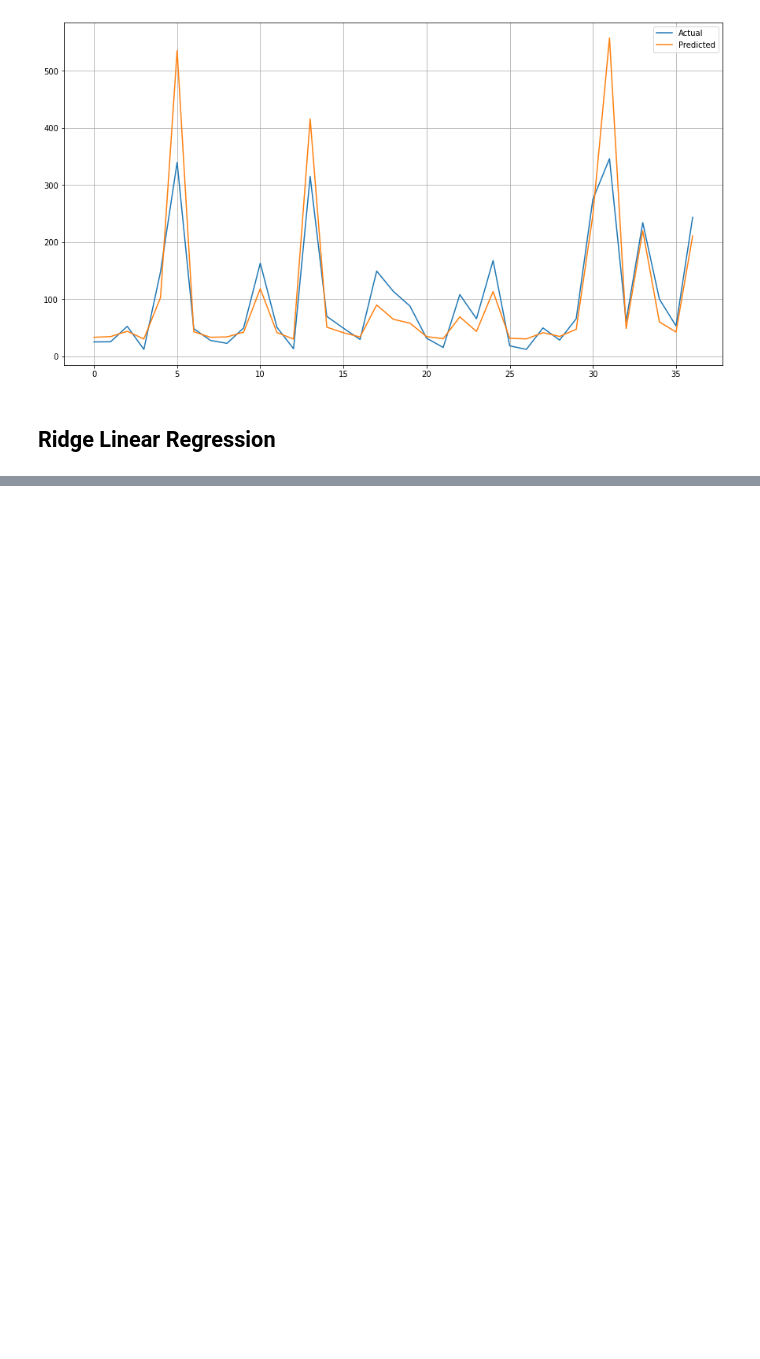
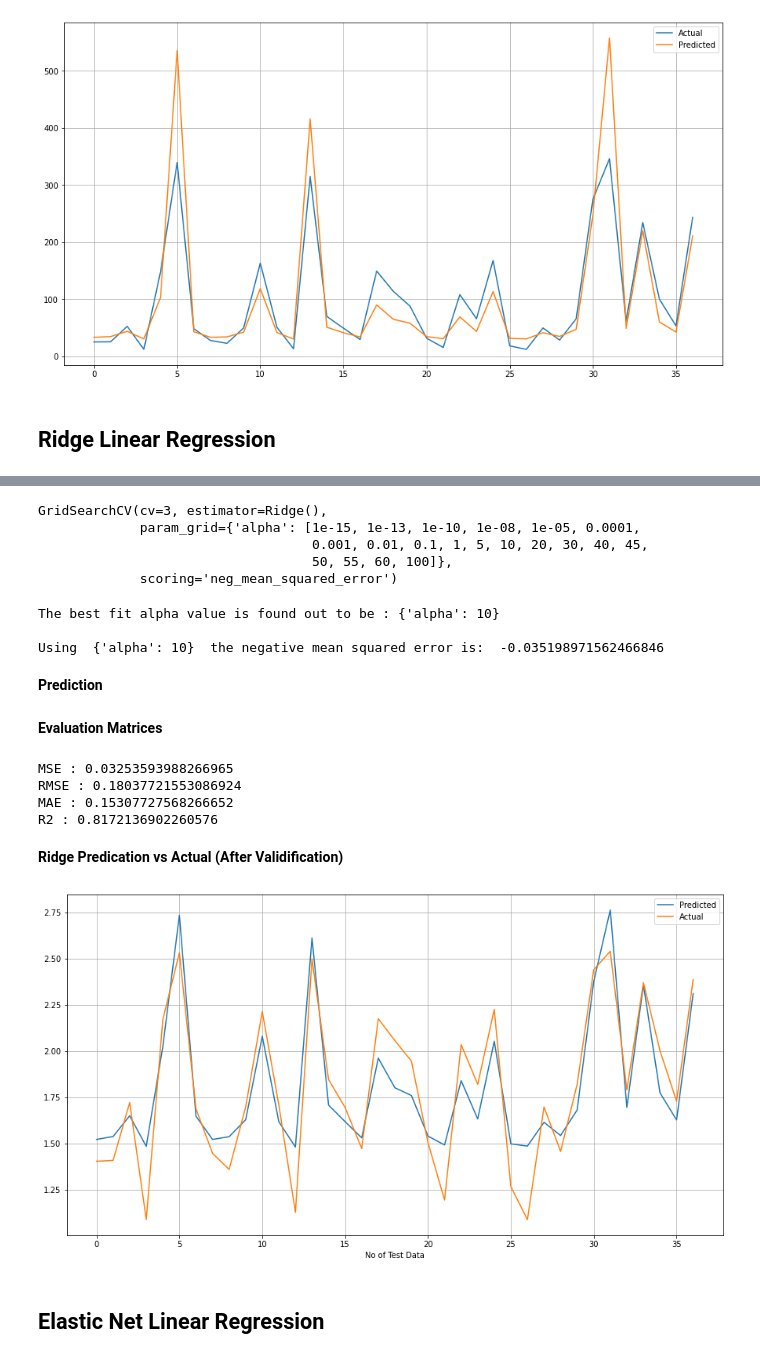
Before and after one commit to Sawant-Chaitanya/Yes-Bank-Stock-Price-Prediction, a Jupyter notebook: Yes_Bank_Stock_Price_Prediction.ipynb, the cells around one changed output, grey strips where cells are left out. Drawn from its saved outputs; the diff is of its cells as text; code cells hidden in the pictures; blank space fills up the shorter version.

```diff
--- a/Yes_Bank_Stock_Price_Prediction.ipynb
+++ b/Yes_Bank_Stock_Price_Prediction.ipynb
@@ -446,0 +490,51 @@ plt.show()
+# %%
+# Hyper-parameter Tuning
+ridge_cv = Ridge()
+parameters = {'alpha':[1e-15,1e-13,1e-10,1e-8,1e-5,1e-4,1e-3,1e-2,1e-1,1,5,10,20,30,40,45,50,55,60,100]}
+ridge_model = GridSearchCV(ridge_cv,parameters,scoring='neg_mean_squared_error',cv=3)
+ridge_model.fit(X_train,y_train)
+# %% [output]
+GridSearchCV(cv=3, estimator=Ridge(),
+             param_grid={'alpha': [1e-15, 1e-13, 1e-10, 1e-08, 1e-05, 0.0001,
+                                   0.001, 0.01, 0.1, 1, 5, 10, 20, 30, 40, 45,
+                                   50, 55, 60, 100]},
+             scoring='neg_mean_squared_error')
+# %%
+print("The best fit alpha value is found out to be :" ,ridge_model.best_params_)
+print("\nUsing ",ridge_model.best_params_, " the negative mean squared error is: ", ridge_model.best_score_)
+# %% [output]
+The best fit alpha value is found out to be : {'alpha': 10}
+
+Using  {'alpha': 10}  the negative mean squared error is:  -0.035198971562466846
+# %% [markdown]
+**Prediction**
+# %%
+# Model Predication
+y_pred_ridge  = ridge_model.predict(X_test)
+# %% [markdown]
+**Evaluation Matrices**
+# %%
+# Test Performance
+print("MSE :",mean_squared_error(y_test, y_pred_ridge))
+print("RMSE :",math.sqrt(mean_squared_error(y_test, y_pred_ridge)))
+print("MAE :",mean_absolute_error(y_test, y_pred_ridge))
+print("R2 :",r2_score(y_test, y_pred_ridge))
+# %% [output]
+MSE : 0.03253593988266965
+RMSE : 0.18037721553086924
+MAE : 0.15307727568266652
+R2 : 0.8172136902260576
+# %% [markdown]
+**Ridge Predication vs Actual (After Validification)**
+# %%
+plt.figure(figsize=(15,8))
+plt.plot(y_pred_ridge)
+plt.plot(np.array(y_test))
+plt.legend(["Predicted","Actual"])
+plt.xlabel('No of Test Data')
+plt.grid()
+plt.show()
+# %% [output]
+[figure, added]
+# %% [markdown]
+## **Elastic Net Linear Regression**
```
Also changed, not shown: parts of 11 cells of this notebook.
